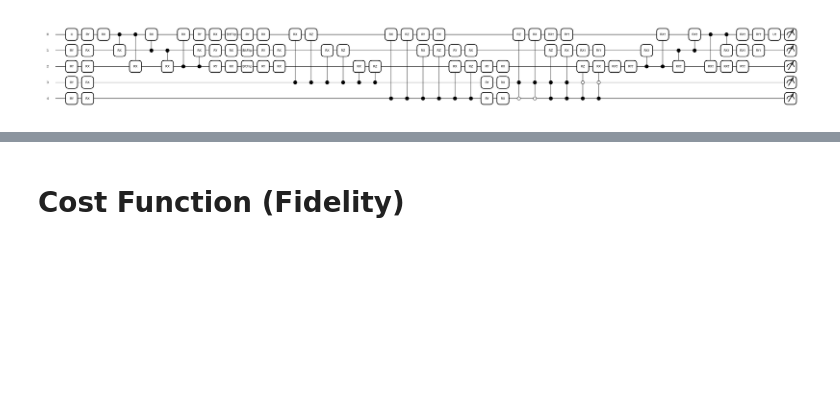
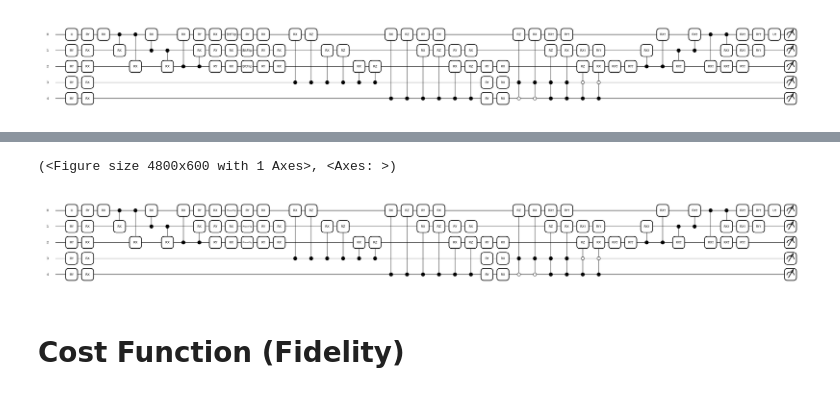
Before and after one commit to mattyen07/CPEN400Q-FinalProject, a Jupyter notebook: qec.ipynb, the cells around one changed output, grey strips where cells are left out. Saved outputs shown, nothing was run; the diff lists cells and outputs as text; code cells hidden in the pictures; blank space fills up the shorter version.

Commit message:
Add phaseflip noise

```diff
--- a/qec.ipynb
+++ b/qec.ipynb
@@ -213,0 +216,17 @@ qml.draw_mpl(VQA_bitflip_noise)(U, test_alpha, test_beta)
+# %%
+dev = qml.device('default.mixed', wires=Q_qubits + A_qubits + B_qubits)
+
+@qml.qnode(dev)
+def VQA_phaseflip_noise(U, alpha, beta):
+    prepare_Q(U, Q_wires)
+    prepare_V_QA(alpha, Q_wires + A_wires)
+    # Insert noise
+    qml.PhaseFlip(0.1, wires=Q_wires)
+    qml.PhaseFlip(0.1, wires=A_wires[0])
+    qml.PhaseFlip(0.1, wires=A_wires[1])
+    prepare_W_QAB(beta, Q_wires + A_wires + B_wires)
+    qml.adjoint(prepare_V_QA)(alpha, Q_wires + A_wires)
+    qml.adjoint(prepare_Q)(U, Q_wires)
+    return qml.state()
+# %%
+U = qml.S.compute_matrix()
@@ -214,2 +255,7 @@ qml.draw_mpl(VQA_bitflip_noise)(U, test_alpha, test_beta)
+# %%
+qml.draw_mpl(VQA_phaseflip_noise)(U, test_alpha, test_beta)
+# %% [output]
+(<Figure size 4800x600 with 1 Axes>, <Axes: >)
+[figure, added]
 # %% [markdown]
 # Cost Function (Fidelity)
```
Also changed, not shown: parts of 3 cells of this notebook.
